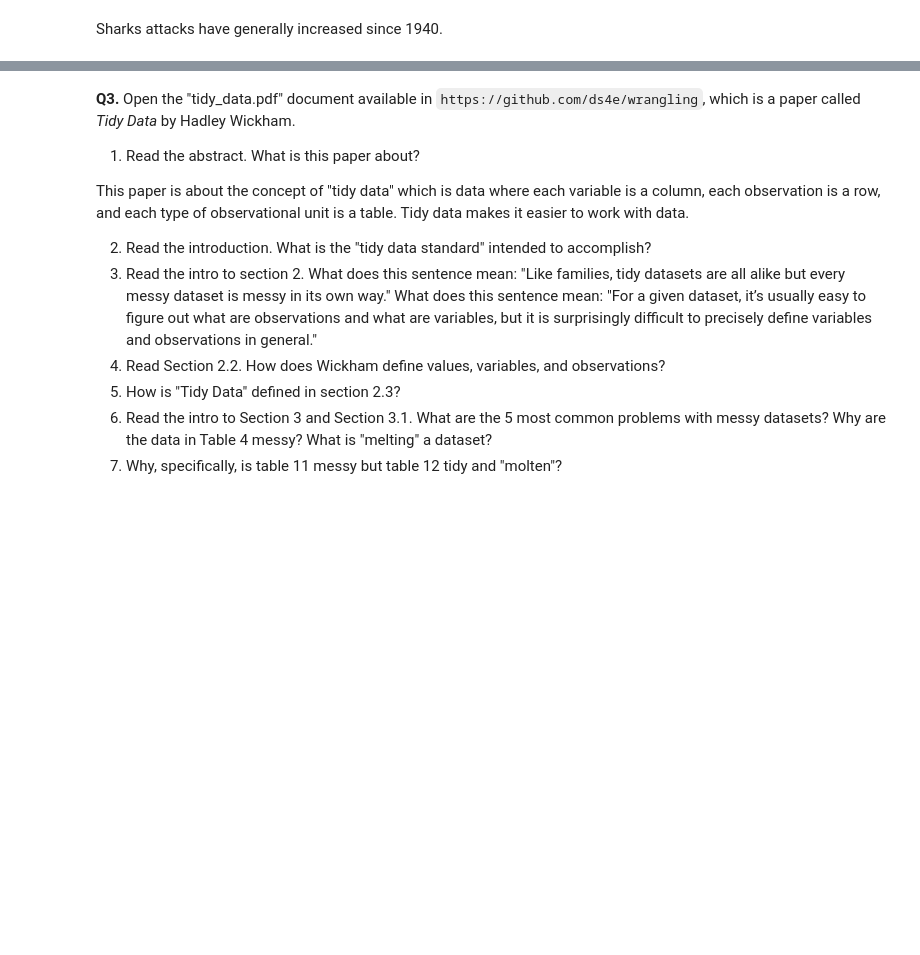
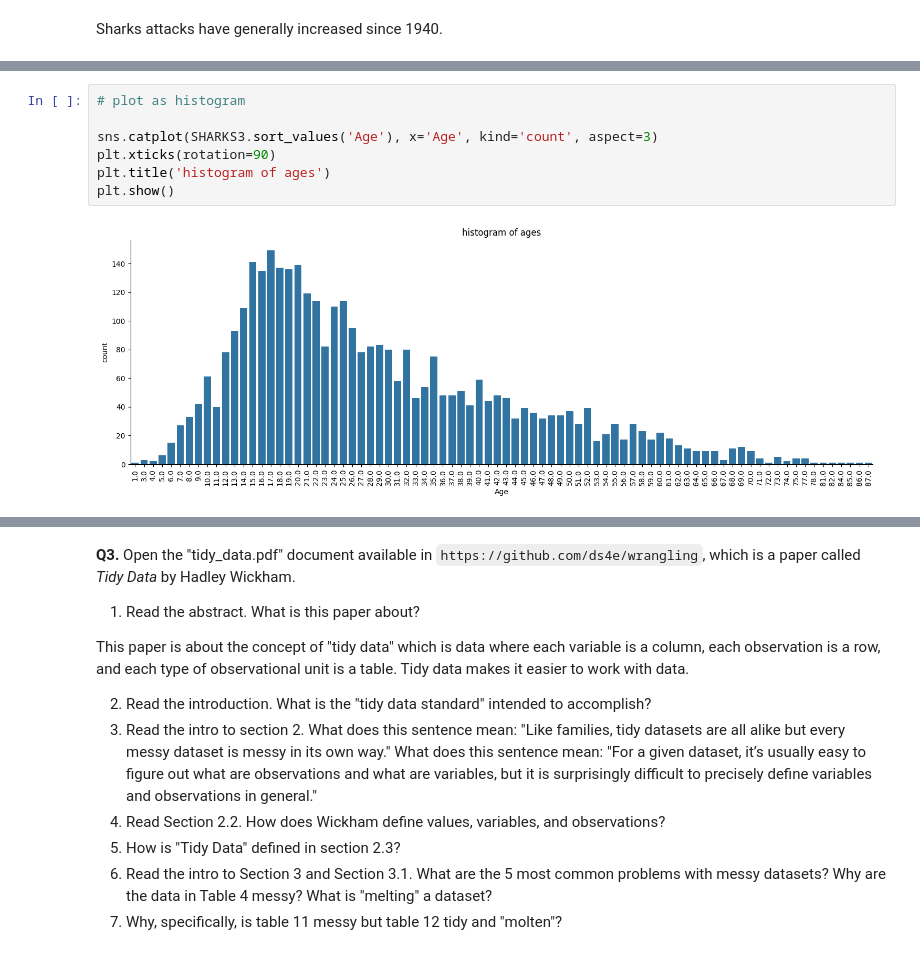
Before and after one commit to syd-nguyen/ds3021-assignments, a Jupyter notebook: assignments/01_assignment_wrangling_and_eda.ipynb, the cells around one changed output, grey strips where cells are left out. Saved outputs shown, nothing was run; the diff lists cells and outputs as text; blank space fills up the shorter version.

```diff
--- a/assignments/01_assignment_wrangling_and_eda.ipynb
+++ b/assignments/01_assignment_wrangling_and_eda.ipynb
@@ -195,0 +203,9 @@ array(['13', '?', '39', '11', '27', '12', '26', '56', '55', '24', '25',
+# %%
+# plot as histogram
+
+sns.catplot(SHARKS3.sort_values('Age'), x='Age', kind='count', aspect=3)
+plt.xticks(rotation=90)
+plt.title('histogram of ages')
+plt.show()
+# %% [output]
+[figure, added]
```
Also changed, not shown: parts of 12 cells of this notebook.
